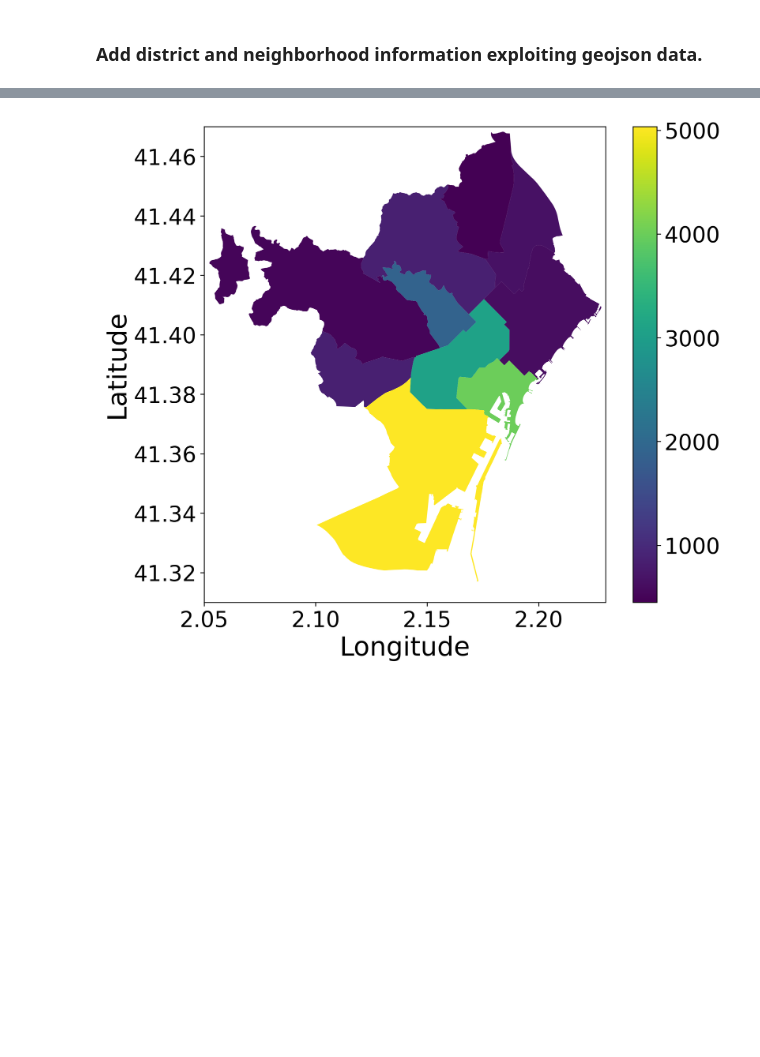
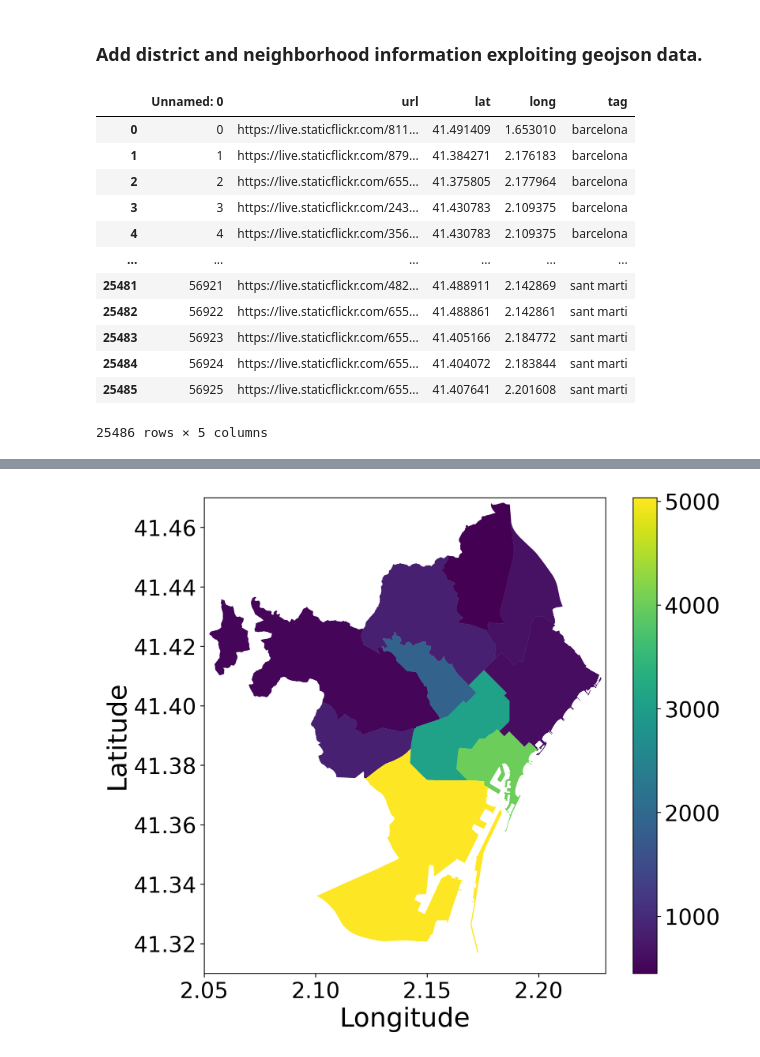
Before and after one commit to IIIA-ML/geoloc, a Jupyter notebook: Data Preparation.ipynb, the cells around one changed output, grey strips where cells are left out. Saved outputs shown, nothing was run; the diff lists cells and outputs as text; code cells hidden in the pictures; blank space fills up the shorter version.

Commit message:
updated data preparation notebook

```diff
--- a/Data Preparation.ipynb
+++ b/Data Preparation.ipynb
@@ -24,8 +24,22 @@ df_barris = gpd.read_file('../gran-barri.geojson')
 # %% [markdown]
 ### Add district and neighborhood information exploiting geojson data.
 # %%
-df = pd.read_csv('data/bcn/flickr_raw.csv')
+df = pd.read_csv('bcn/flickr_raw.csv')
 df
+# %% [output]
+|  | Unnamed: 0 | url | lat | long | tag |
+| 0 | 0 | https://live.staticflickr.com/811... | 41.491409 | 1.653010 | barcelona |
+| 1 | 1 | https://live.staticflickr.com/879... | 41.384271 | 2.176183 | barcelona |
+| 2 | 2 | https://live.staticflickr.com/655... | 41.375805 | 2.177964 | barcelona |
+| 3 | 3 | https://live.staticflickr.com/243... | 41.430783 | 2.109375 | barcelona |
+| 4 | 4 | https://live.staticflickr.com/356... | 41.430783 | 2.109375 | barcelona |
+| ... | ... | ... | ... | ... | ... |
+| 25481 | 56921 | https://live.staticflickr.com/482... | 41.488911 | 2.142869 | sant marti |
+| 25482 | 56922 | https://live.staticflickr.com/655... | 41.488861 | 2.142861 | sant marti |
+| 25483 | 56923 | https://live.staticflickr.com/655... | 41.405166 | 2.184772 | sant marti |
+| 25484 | 56924 | https://live.staticflickr.com/655... | 41.404072 | 2.183844 | sant marti |
+| 25485 | 56925 | https://live.staticflickr.com/655... | 41.407641 | 2.201608 | sant marti |
+25486 rows × 5 columns
 # %%
 df['district'] = ""
 df['neighborhood'] = ""
```
Also changed, not shown: parts of 13 cells of this notebook, 7 other files.
